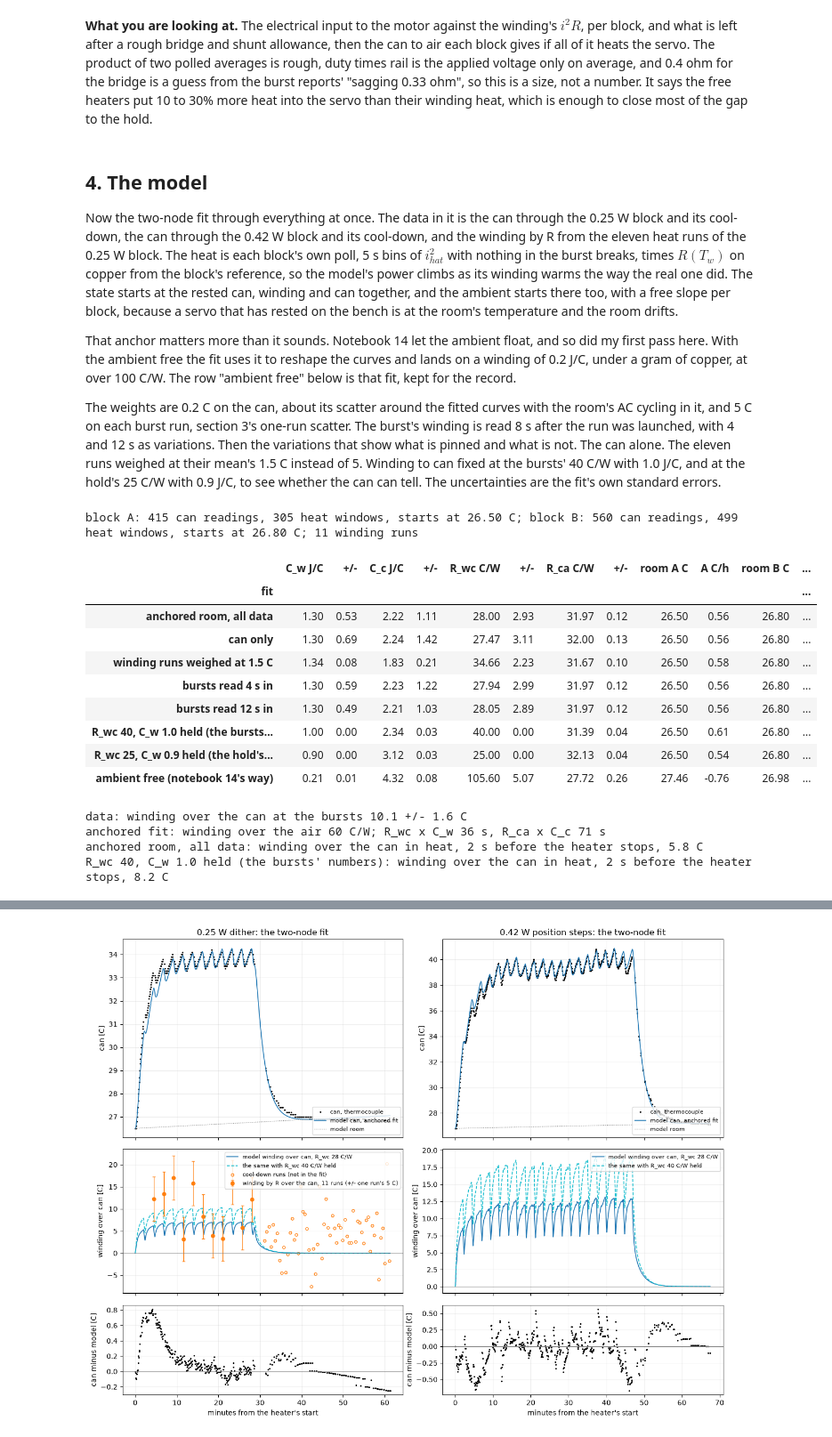
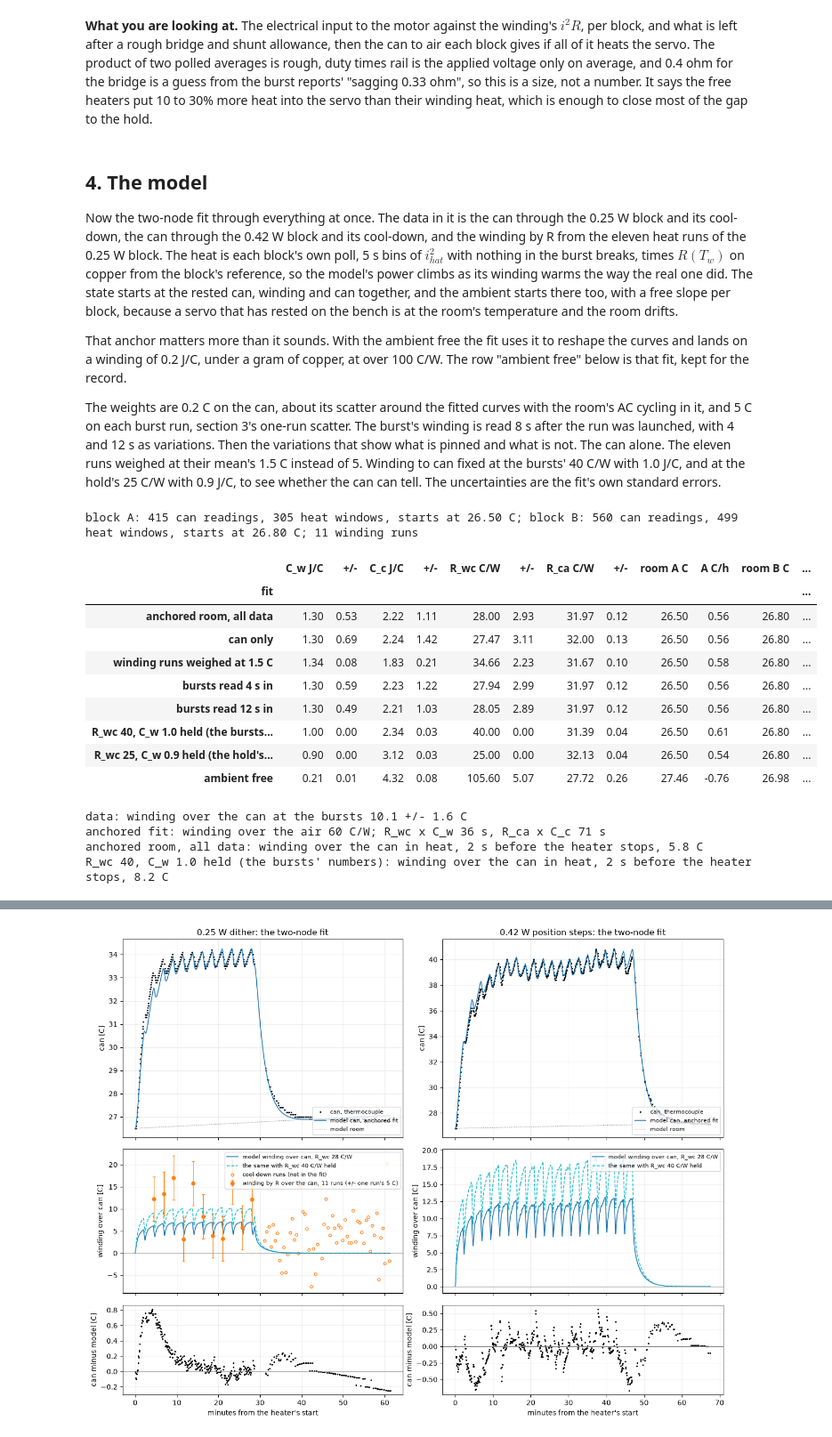
Before and after one commit to OpenServoCore/open-servo-core, a Jupyter notebook: notebooks/18-two-node-thermal-model.ipynb, the cells around one changed output, grey strips where cells are left out. Shown at 89% size. Cells and saved outputs as stored; diff of their text form; code cells hidden in the pictures.

```diff
--- a/notebooks/18-two-node-thermal-model.ipynb
+++ b/notebooks/18-two-node-thermal-model.ipynb
@@ -669,8 +669,7 @@ power climbs as its winding warms the way the real one did. The state starts at
 winding and can together, and the ambient starts there too, with a free slope per block, because a
 servo that has rested on the bench is at the room's temperature and the room drifts.
 
-That anchor matters more than it sounds. Notebook 14 let the ambient float, and so did my first pass
-here. With the ambient free the fit uses it to reshape the curves and lands on a winding of 0.2 J/C,
+That anchor matters more than it sounds. With the ambient free the fit uses it to reshape the curves and lands on a winding of 0.2 J/C,
 under a gram of copper, at over 100 C/W. The row "ambient free" below is that fit, kept for the
 record.
 
@@ -681,7 +680,7 @@ is pinned and what is not. The can alone. The eleven runs weighed at their mean'
 5. Winding to can fixed at the bursts' 40 C/W with 1.0 J/C, and at the hold's 25 C/W with 0.9 J/C,
 to see whether the can can tell. The uncertainties are the fit's own standard errors.
 # %%
-BURST_AT = 8.0                                 # s from the run's launch to its from-rest captures (notebook 14 took 9)
+BURST_AT = 8.0                                 # s from the run's launch to its from-rest captures
 SIG_CAN, SIG_W = 0.2, 5.0                      # the weights, C
 
 
@@ -775,35 +774,35 @@ for label, kw in (("anchored room, all data", {}),
                   ("bursts read 4 s in", dict(burst_at=4.0)),
                   ("bursts read 12 s in", dict(burst_at=12.0)),
                   ("R_wc 40, C_w 1.0 held (the bursts' numbers)", dict(fixed=dict(rwc=40.0, cw=1.0))),
                   ("R_wc 25, C_w 0.9 held (the hold's numbers)", dict(fixed=dict(rwc=25.0, cw=0.9))),
-                  ("ambient free (notebook 14's way)", dict(free_ta=True))):
+                  ("ambient free", dict(free_ta=True))):
     q, se, row = fit(label, **kw)
     MODELS[label] = q
     RES.append(row)
 RES = pd.DataFrame(RES).set_index("fit")
 display(RES.round(2))
 Q = MODELS["anchored room, all data"]
 print(f"data: winding over the can at the bursts {W.over_can.mean():.1f} +/- {W.over_can.std() / np.sqrt(len(W)):.1f} C")
 print(f"anchored fit: winding over the air {Q['rwc'] + Q['rca']:.0f} C/W; R_wc x C_w {Q['rwc'] * Q['cw']:.0f} s, R_ca x C_c {Q['rca'] * Q['cc']:.0f} s")
 # what each model has the winding at over the can while the heater still runs, 2 s before each stop
 stops = np.array([b for _, b, _ in A["win"]])
 stops = stops[np.r_[np.diff(stops) > 30, True]] - 2.0        # the last window before each burst break
 for label in ("anchored room, all data", "R_wc 40, C_w 1.0 held (the bursts' numbers)"):
     q = MODELS[label]
     tw, tc, _ = run(th.TwoNode(q["cw"], q["cc"], q["rwc"], q["rca"], 1.0), A, stops, q["taA"], q["tbA"] * 1e-4)
     print(f"{label}: winding over the can in heat, 2 s before the heater stops, {np.mean(tw - tc):.1f} C")
 # %% [output]
 block A: 415 can readings, 305 heat windows, starts at 26.50 C; block B: 560 can readings, 499 heat windows, starts at 26.80 C; 11 winding runs
 |  | C_w J/C | +/- | C_c J/C | +/- | R_wc C/W | +/- | R_ca C/W | +/- | room A C | A C/h | room B C | ... |
 | fit |  |  |  |  |  |  |  |  |  |  |  | ... |
 | anchored room, all data | 1.30 | 0.53 | 2.22 | 1.11 | 28.00 | 2.93 | 31.97 | 0.12 | 26.50 | 0.56 | 26.80 | ... |
 | can only | 1.30 | 0.69 | 2.24 | 1.42 | 27.47 | 3.11 | 32.00 | 0.13 | 26.50 | 0.56 | 26.80 | ... |
 | winding runs weighed at 1.5 C | 1.34 | 0.08 | 1.83 | 0.21 | 34.66 | 2.23 | 31.67 | 0.10 | 26.50 | 0.58 | 26.80 | ... |
 | bursts read 4 s in | 1.30 | 0.59 | 2.23 | 1.22 | 27.94 | 2.99 | 31.97 | 0.12 | 26.50 | 0.56 | 26.80 | ... |
 | bursts read 12 s in | 1.30 | 0.49 | 2.21 | 1.03 | 28.05 | 2.89 | 31.97 | 0.12 | 26.50 | 0.56 | 26.80 | ... |
 | R_wc 40, C_w 1.0 held (the bursts... | 1.00 | 0.00 | 2.34 | 0.03 | 40.00 | 0.00 | 31.39 | 0.04 | 26.50 | 0.61 | 26.80 | ... |
 | R_wc 25, C_w 0.9 held (the hold's... | 0.90 | 0.00 | 3.12 | 0.03 | 25.00 | 0.00 | 32.13 | 0.04 | 26.50 | 0.54 | 26.80 | ... |
-| ambient free (notebook 14's way) | 0.21 | 0.01 | 4.32 | 0.08 | 105.60 | 5.07 | 27.72 | 0.26 | 27.46 | -0.76 | 26.98 | ... |
+| ambient free | 0.21 | 0.01 | 4.32 | 0.08 | 105.60 | 5.07 | 27.72 | 0.26 | 27.46 | -0.76 | 26.98 | ... |
 data: winding over the can at the bursts 10.1 +/- 1.6 C
 anchored fit: winding over the air 60 C/W; R_wc x C_w 36 s, R_ca x C_c 71 s
 anchored room, all data: winding over the can in heat, 2 s before the heater stops, 5.8 C
```
Also changed, not shown: parts of 4 cells of this notebook, 8 other files.
